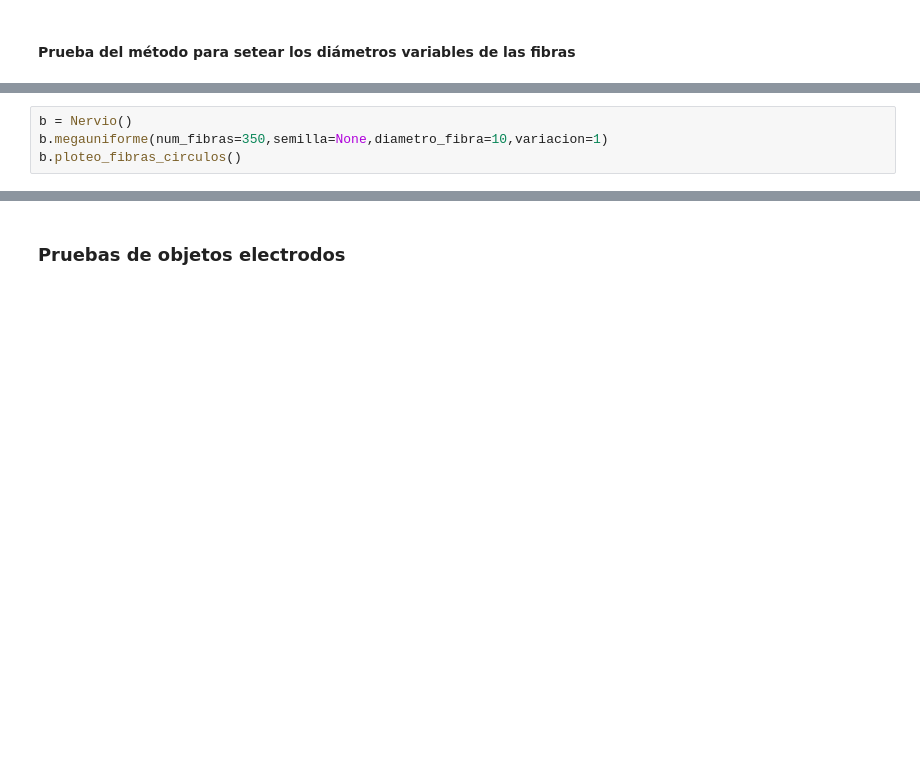
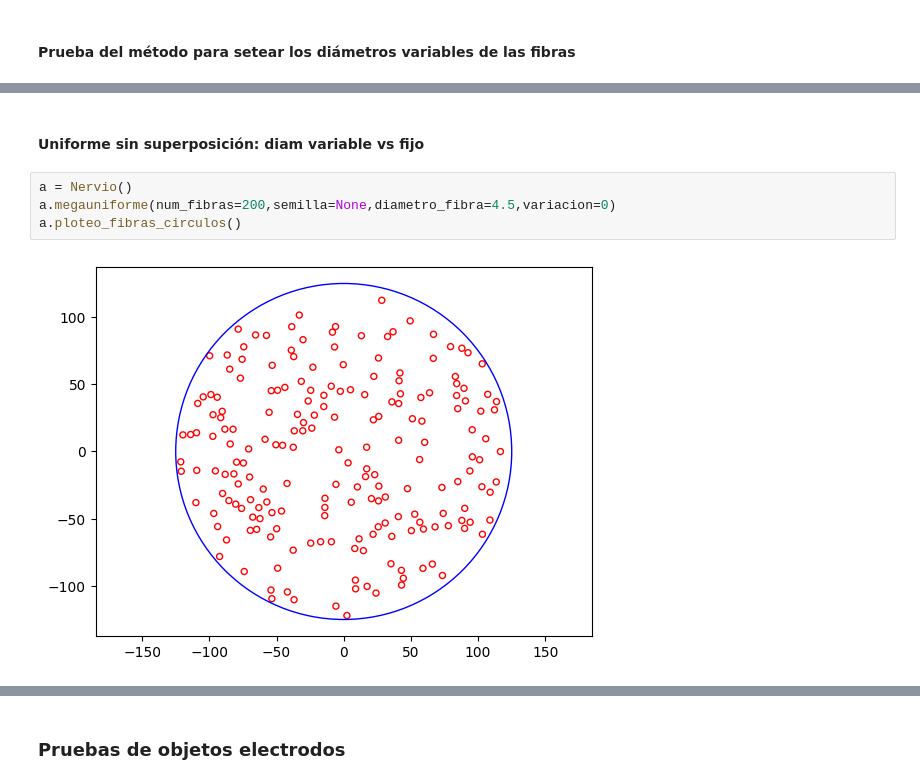
Before and after one commit to rmserra/proyecto-de-graduacion, a Jupyter notebook: modelo_poo.ipynb, the cells around one changed output, grey strips where cells are left out. Cells and saved outputs as stored; diff of their text form; blank space fills up the shorter version.

```diff
--- a/modelo_poo.ipynb
+++ b/modelo_poo.ipynb
@@ -697,4 +610,8 @@ b.ploteo_fibras_circulos()
+# %% [markdown]
+#### <stan style="color :orange">Uniforme sin superposición: diam variable vs fijo</stan>
 # %%
-b = Nervio()
-b.megauniforme(num_fibras=350,semilla=None,diametro_fibra=10,variacion=1)
-b.ploteo_fibras_circulos()
+a = Nervio()
+a.megauniforme(num_fibras=200,semilla=None,diametro_fibra=4.5,variacion=0)
+a.ploteo_fibras_circulos()
+# %% [output]
+[figure, added]
```
Also changed, not shown: parts of 19 cells of this notebook, 2 other files.
